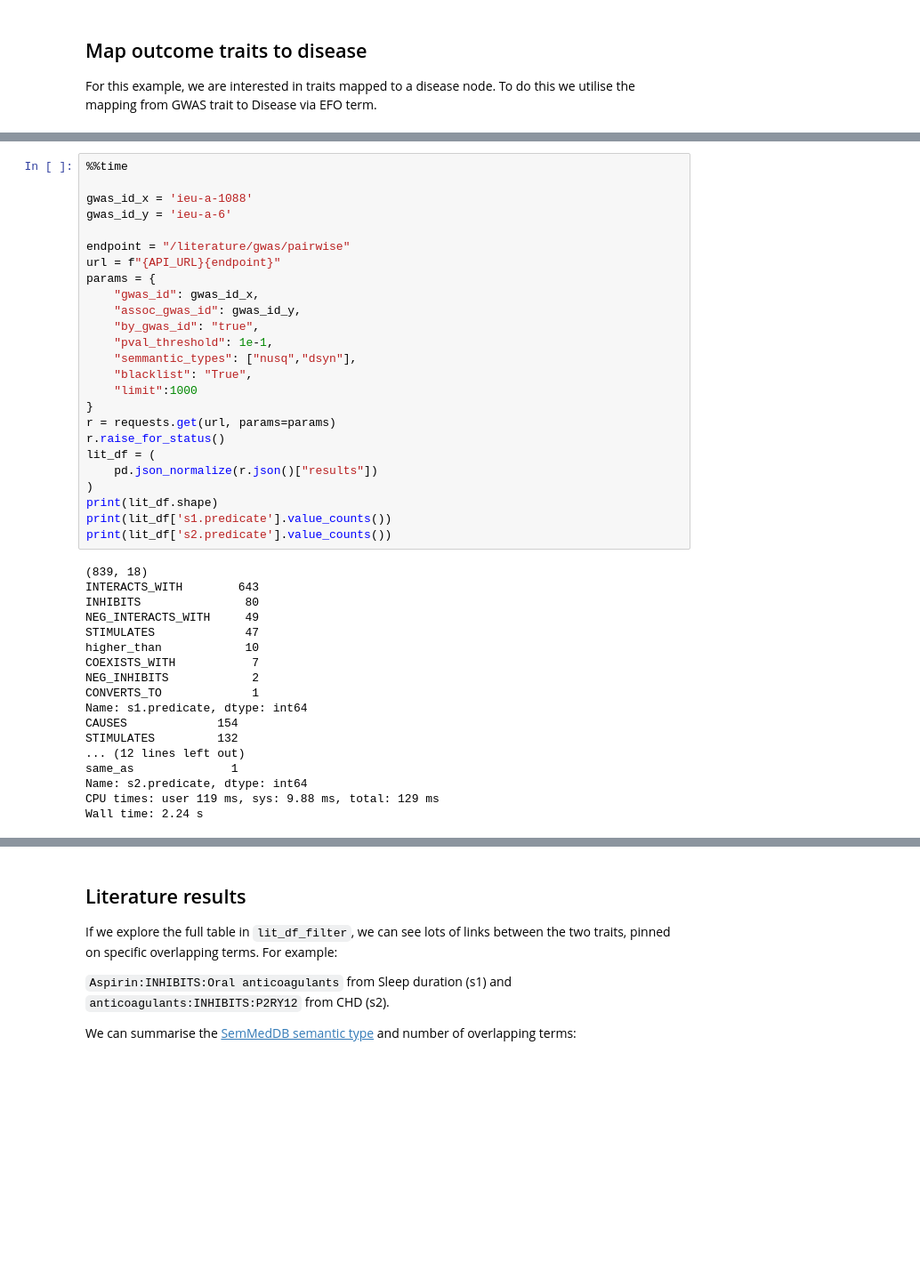
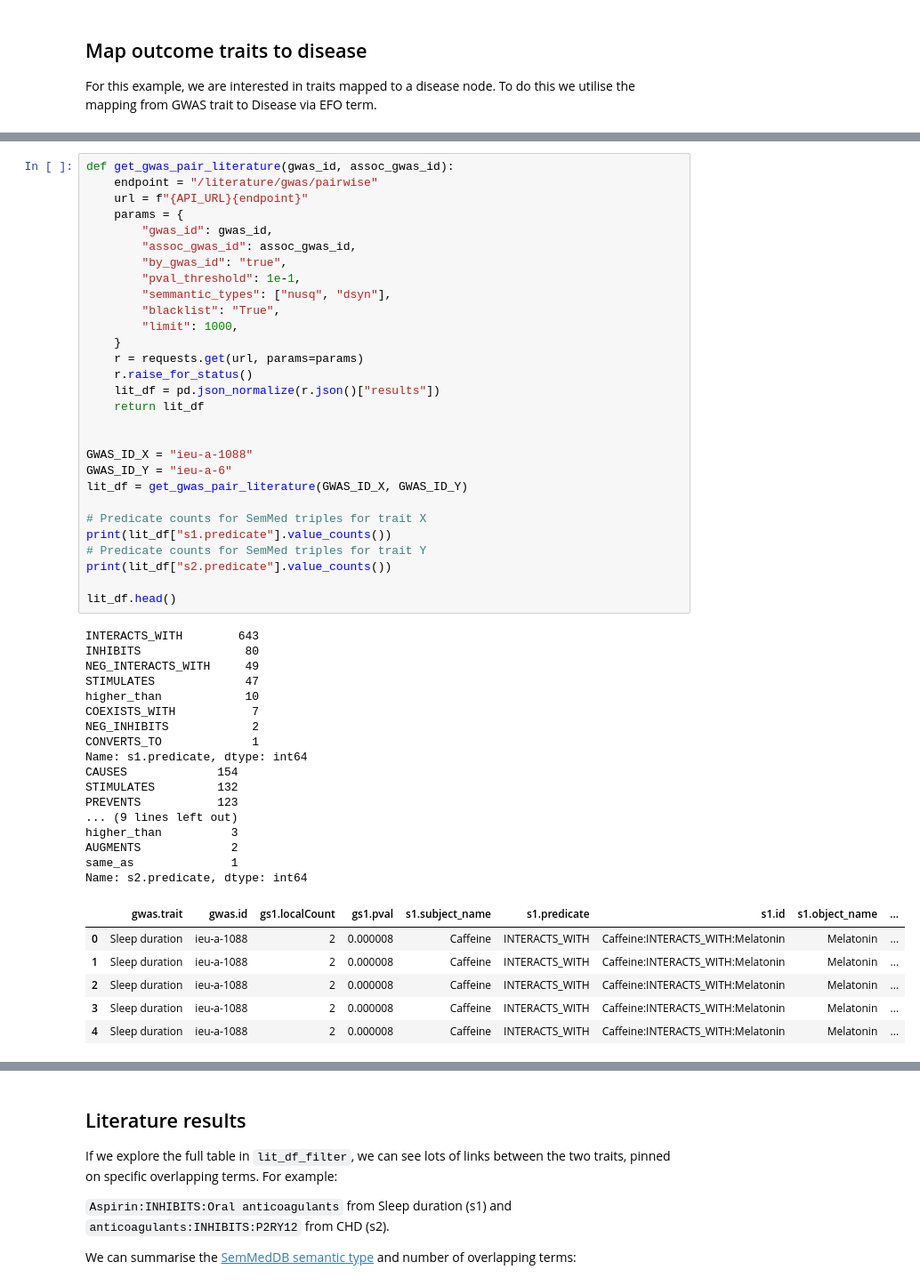
Before and after one commit to MRCIEU/epigraphdb, a Jupyter notebook: paper-case-studies/case-3-literature-triangulation.ipynb, the cells around one changed output, grey strips where cells are left out. Shown at 89% size. Drawn from its saved outputs; the diff is of its cells as text; blank space fills up the shorter version.

```diff
--- a/paper-case-studies/case-3-literature-triangulation.ipynb
+++ b/paper-case-studies/case-3-literature-triangulation.ipynb
@@ -98,46 +93,56 @@ Above we see that there are 5 outcomes that map to a disease. It is possible, an
 
 The following looks for enriched triples of information (Subject-Predicate-Object) associated with our two traits. These have been derived via PubMed searches and corresponding [SemMedDB](https://skr3.nlm.nih.gov/SemMedDB/) data.
 # %%
-%%time
+def get_gwas_pair_literature(gwas_id, assoc_gwas_id):
+    endpoint = "/literature/gwas/pairwise"
+    url = f"{API_URL}{endpoint}"
+    params = {
+        "gwas_id": gwas_id,
+        "assoc_gwas_id": assoc_gwas_id,
+        "by_gwas_id": "true",
+        "pval_threshold": 1e-1,
+        "semmantic_types": ["nusq", "dsyn"],
+        "blacklist": "True",
+        "limit": 1000,
+    }
+    r = requests.get(url, params=params)
+    r.raise_for_status()
+    lit_df = pd.json_normalize(r.json()["results"])
+    return lit_df
 
-gwas_id_x = 'ieu-a-1088'
-gwas_id_y = 'ieu-a-6'
 
-endpoint = "/literature/gwas/pairwise"
-url = f"{API_URL}{endpoint}"
-params = {
-    "gwas_id": gwas_id_x,
-    "assoc_gwas_id": gwas_id_y,
-    "by_gwas_id": "true",
-    "pval_threshold": 1e-1,
-    "semmantic_types": ["nusq","dsyn"],
-    "blacklist": "True",
-    "limit":1000
-}
-r = requests.get(url, params=params)
-r.raise_for_status()
-lit_df = (
-    pd.json_normalize(r.json()["results"])
-)
-print(lit_df.shape)
-print(lit_df['s1.predicate'].value_counts())
-print(lit_df['s2.predicate'].value_counts())
+GWAS_ID_X = "ieu-a-1088"
+GWAS_ID_Y = "ieu-a-6"
+lit_df = get_gwas_pair_literature(GWAS_ID_X, GWAS_ID_Y)
+
+# Predicate counts for SemMed triples for trait X
+print(lit_df["s1.predicate"].value_counts())
+# Predicate counts for SemMed triples for trait Y
+print(lit_df["s2.predicate"].value_counts())
+
+lit_df.head()
 # %% [output]
-(839, 18)
 INTERACTS_WITH        643
 INHIBITS               80
 NEG_INTERACTS_WITH     49
 STIMULATES             47
 higher_than            10
 COEXISTS_WITH           7
 NEG_INHIBITS            2
 CONVERTS_TO             1
 Name: s1.predicate, dtype: int64
 CAUSES             154
 STIMULATES         132
-... (12 lines left out)
+PREVENTS           123
+... (9 lines left out)
+higher_than          3
+AUGMENTS             2
 same_as              1
 Name: s2.predicate, dtype: int64
-CPU times: user 119 ms, sys: 9.88 ms, total: 129 ms
-Wall time: 2.24 s
+|  | gwas.trait | gwas.id | gs1.localCount | gs1.pval | s1.subject_name | s1.predicate | s1.id | s1.object_name | ... |
+| 0 | Sleep duration | ieu-a-1088 | 2 | 0.000008 | Caffeine | INTERACTS_WITH | Caffeine:INTERACTS_WITH:Melatonin | Melatonin | ... |
+| 1 | Sleep duration | ieu-a-1088 | 2 | 0.000008 | Caffeine | INTERACTS_WITH | Caffeine:INTERACTS_WITH:Melatonin | Melatonin | ... |
+| 2 | Sleep duration | ieu-a-1088 | 2 | 0.000008 | Caffeine | INTERACTS_WITH | Caffeine:INTERACTS_WITH:Melatonin | Melatonin | ... |
+| 3 | Sleep duration | ieu-a-1088 | 2 | 0.000008 | Caffeine | INTERACTS_WITH | Caffeine:INTERACTS_WITH:Melatonin | Melatonin | ... |
+| 4 | Sleep duration | ieu-a-1088 | 2 | 0.000008 | Caffeine | INTERACTS_WITH | Caffeine:INTERACTS_WITH:Melatonin | Melatonin | ... |
 # %% [markdown]
```
Also changed, not shown: parts of 14 cells of this notebook, 5 other files.
